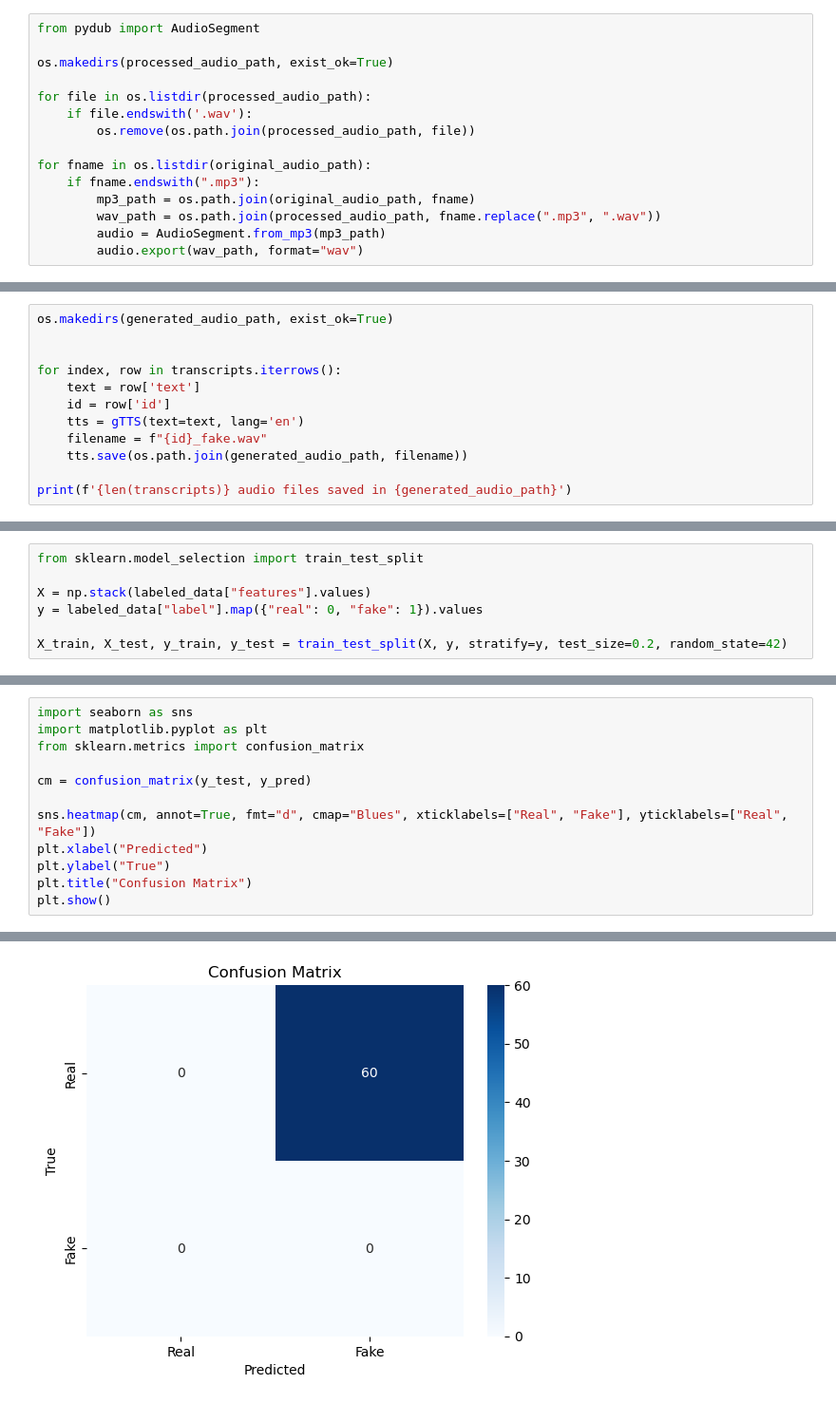
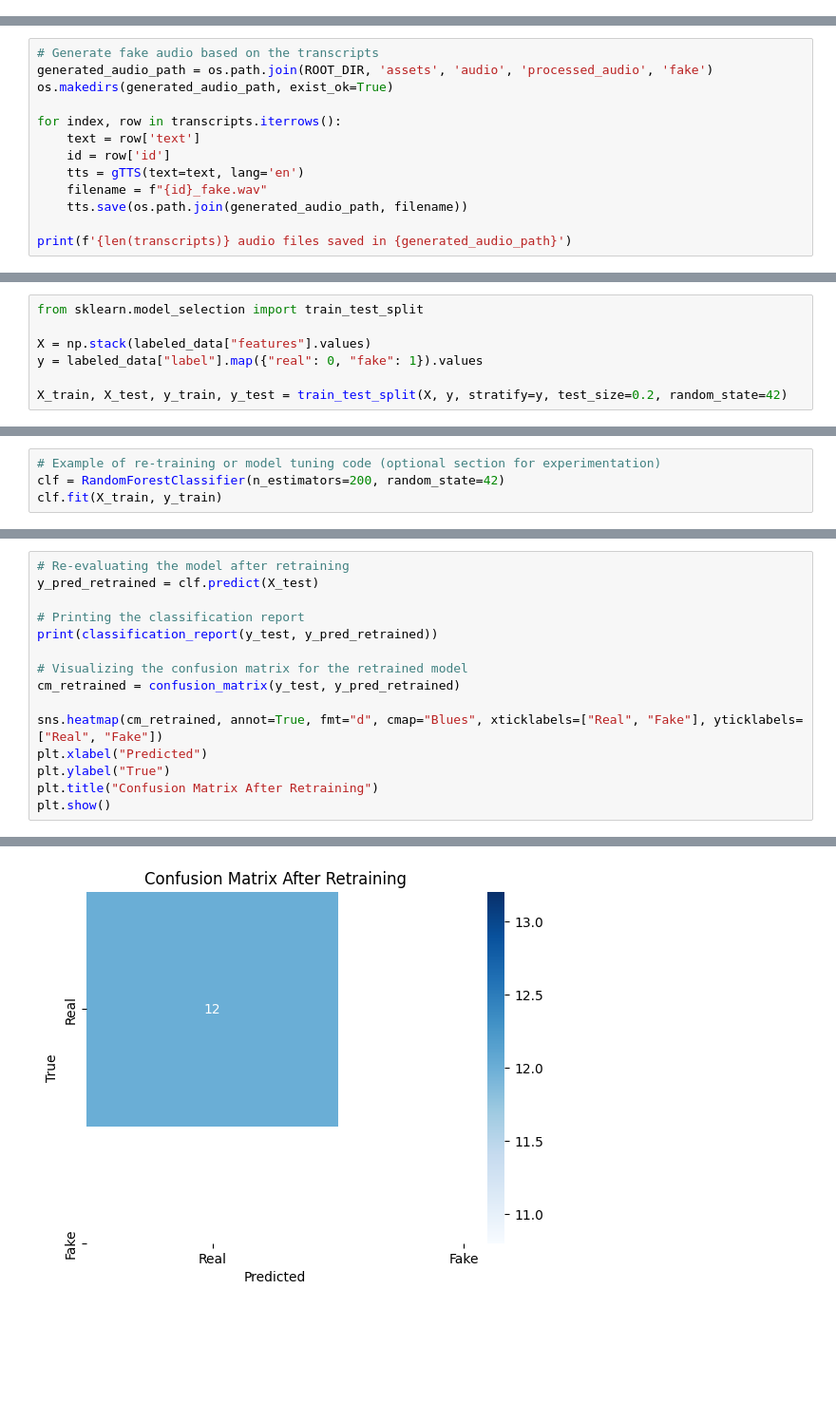
Before and after one commit to gp1234/voiceshield_team, a Jupyter notebook: notebooks/experiment_60_files_step.ipynb, the cells around one changed output, grey strips where cells are left out. Shown at 95% size. Cells and saved outputs as stored; diff of their text form; blank space fills up the shorter version.

```diff
--- a/notebooks/experiment_60_files_step.ipynb
+++ b/notebooks/experiment_60_files_step.ipynb
@@ -25,15 +25,0 @@ Let's transform the wav to mp3 since wav is lossless
-# %%
-from pydub import AudioSegment
-
-os.makedirs(processed_audio_path, exist_ok=True)
-
-for file in os.listdir(processed_audio_path):
-    if file.endswith('.wav'):
-        os.remove(os.path.join(processed_audio_path, file))
-
-for fname in os.listdir(original_audio_path):
-    if fname.endswith(".mp3"):
-        mp3_path = os.path.join(original_audio_path, fname)
-        wav_path = os.path.join(processed_audio_path, fname.replace(".mp3", ".wav"))
-        audio = AudioSegment.from_mp3(mp3_path)
-        audio.export(wav_path, format="wav")
@@ -40,6 +29,7 @@ for fname in os.listdir(original_audio_path):
 # %%
+# Generate fake audio based on the transcripts
+generated_audio_path = os.path.join(ROOT_DIR, 'assets', 'audio', 'processed_audio', 'fake')
 os.makedirs(generated_audio_path, exist_ok=True)
-
 
 for index, row in transcripts.iterrows():
     text = row['text']
@@ -197,0 +157,4 @@ weighted avg       0.00      0.00      0.00      60.0
+# %%
+# Example of re-training or model tuning code (optional section for experimentation)
+clf = RandomForestClassifier(n_estimators=200, random_state=42)
+clf.fit(X_train, y_train)
@@ -198,13 +163,16 @@ weighted avg       0.00      0.00      0.00      60.0
 # %%
-import seaborn as sns
-import matplotlib.pyplot as plt
-from sklearn.metrics import confusion_matrix
+# Re-evaluating the model after retraining
+y_pred_retrained = clf.predict(X_test)
 
-cm = confusion_matrix(y_test, y_pred)
+# Printing the classification report
+print(classification_report(y_test, y_pred_retrained))
 
-sns.heatmap(cm, annot=True, fmt="d", cmap="Blues", xticklabels=["Real", "Fake"], yticklabels=["Real", "Fake"])
+# Visualizing the confusion matrix for the retrained model
+cm_retrained = confusion_matrix(y_test, y_pred_retrained)
+
+sns.heatmap(cm_retrained, annot=True, fmt="d", cmap="Blues", xticklabels=["Real", "Fake"], yticklabels=["Real", "Fake"])
 plt.xlabel("Predicted")
 plt.ylabel("True")
-plt.title("Confusion Matrix")
+plt.title("Confusion Matrix After Retraining")
 plt.show()
 # %% [output]
@@ -211 +186 @@ plt.show()
-[figure, old version]
+[figure, new version]
```
Also changed, not shown: parts of 34 cells of this notebook.
